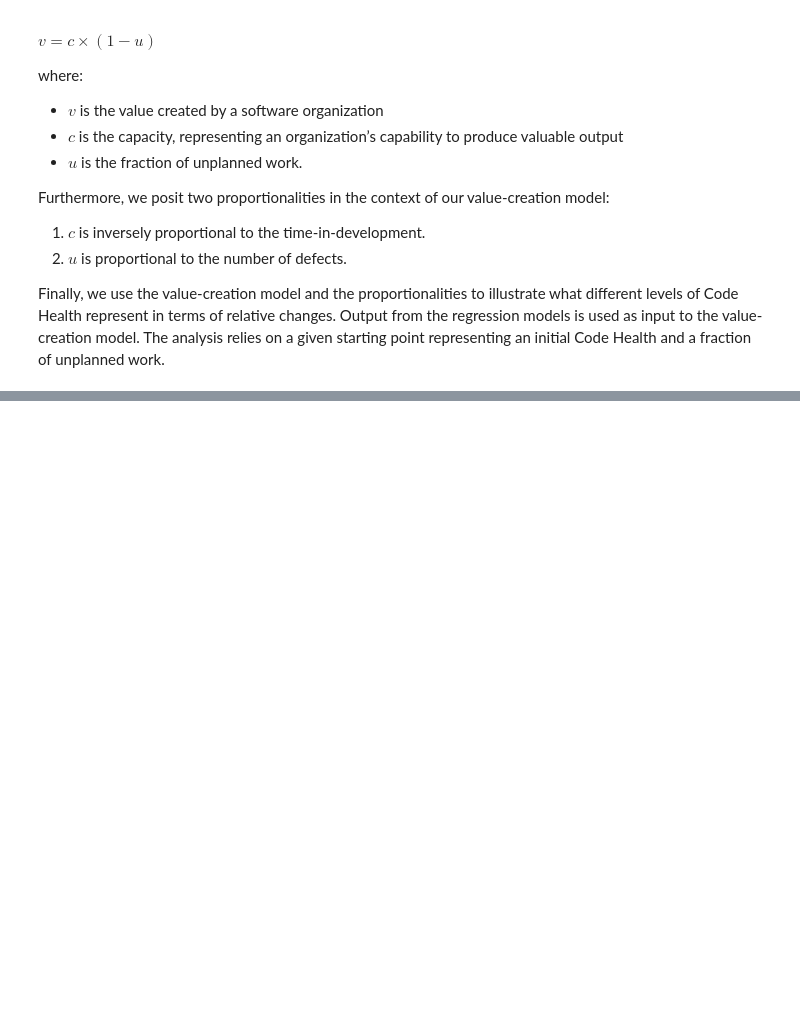
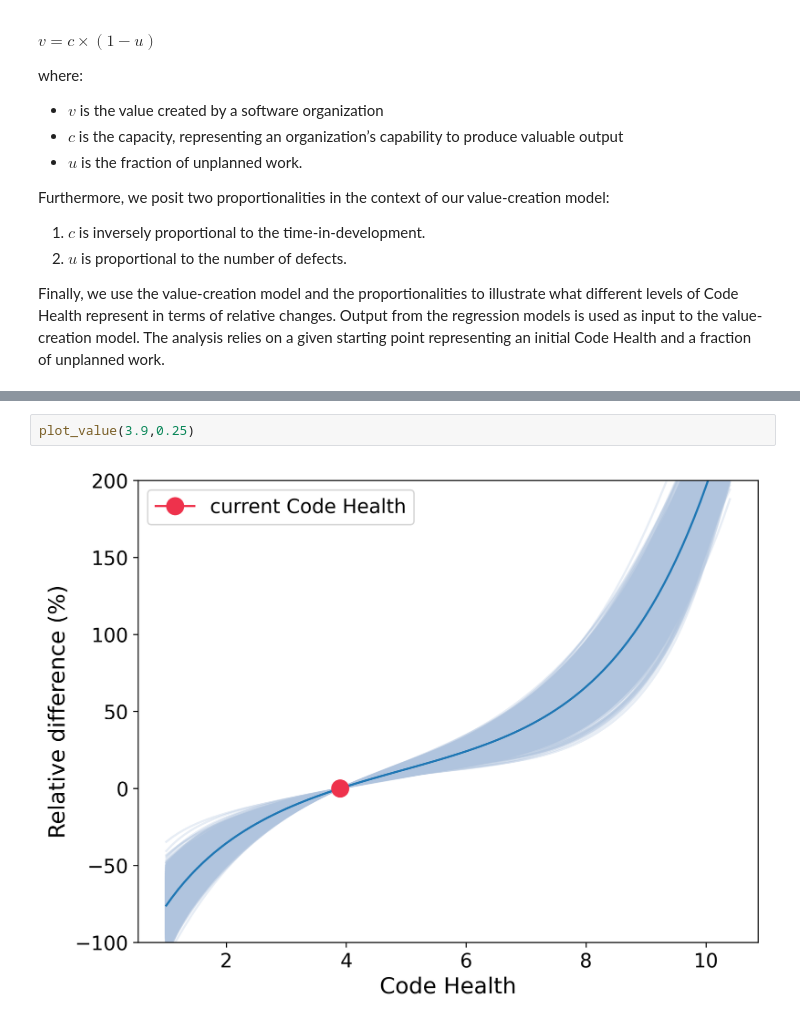
Before and after one commit to codescene-research/increasing-returns-techdebt-2024, a Jupyter notebook: TechDebt24_increasing_returns.ipynb, the cells around one changed output, grey strips where cells are left out. Cells and saved outputs as stored; diff of their text form; blank space fills up the shorter version.

```diff
--- a/TechDebt24_increasing_returns.ipynb
+++ b/TechDebt24_increasing_returns.ipynb
@@ -287,0 +297,4 @@ plot_value(100,9.1,0.25)
+# %%
+plot_value(3.9,0.25)
+# %% [output]
+[figure, added]
```
Also changed, not shown: parts of 17 cells of this notebook.
